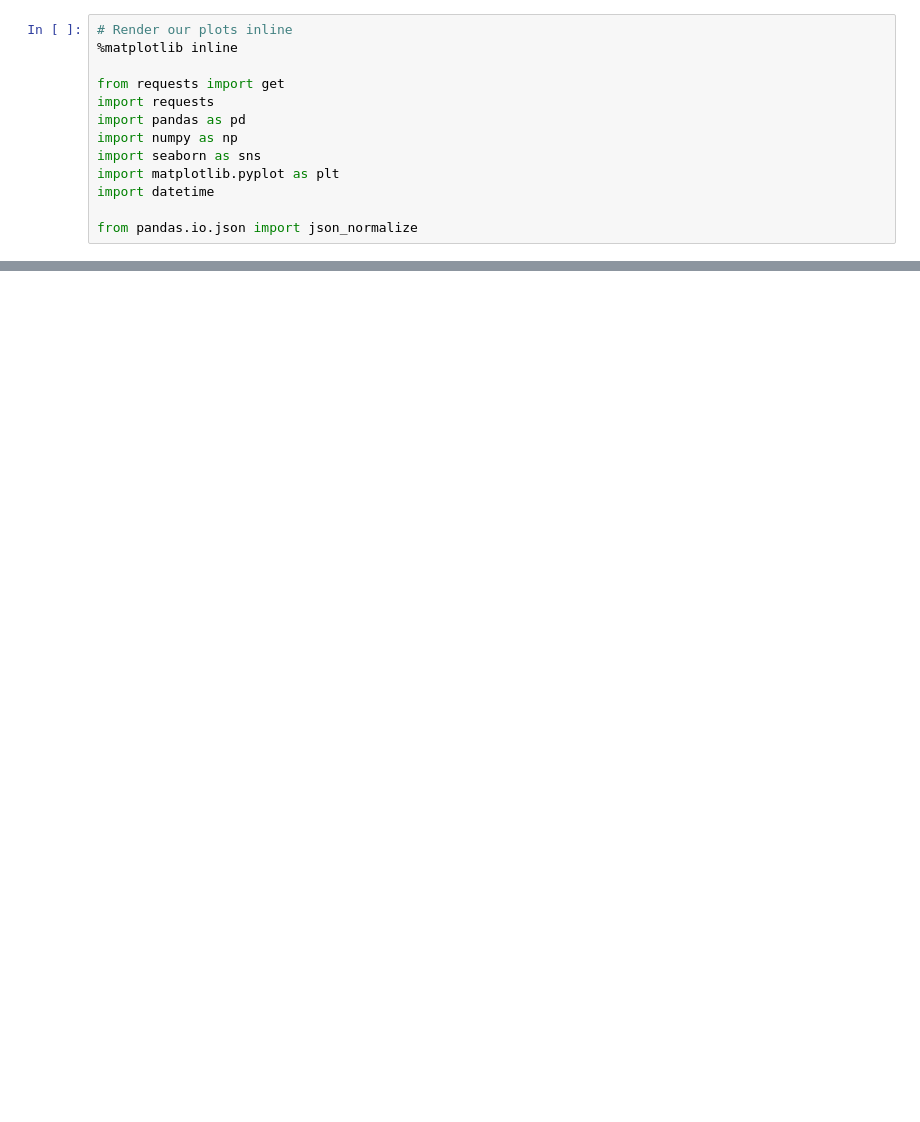
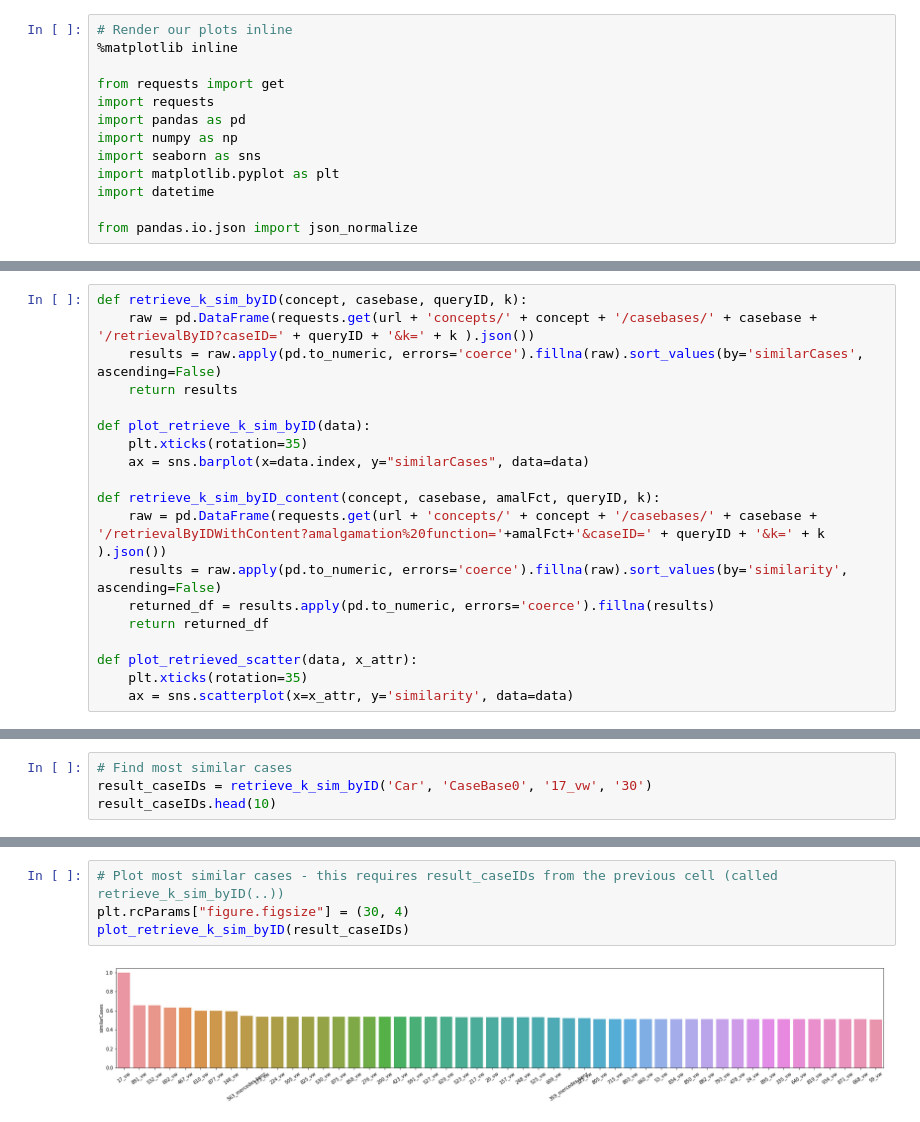
Before and after one commit to ntnu-ai-lab/mycbr-sample-python, a Jupyter notebook: QueryMyCBR.ipynb, the cells around one changed output, grey strips where cells are left out. Cells and saved outputs as stored; diff of their text form; blank space fills up the shorter version.

```diff
--- a/QueryMyCBR.ipynb
+++ b/QueryMyCBR.ipynb
@@ -72,0 +135,19 @@ retrieve_k_sim('Car', 'CaseBase0', '441_audi', '5')
+# %%
+def retrieve_k_sim_byID(concept, casebase, queryID, k):
+    raw = pd.DataFrame(requests.get(url + 'concepts/' + concept + '/casebases/' + casebase + '/retrievalByID?caseID=' + queryID + '&k=' + k ).json())
+    results = raw.apply(pd.to_numeric, errors='coerce').fillna(raw).sort_values(by='similarCases', ascending=False)
+    return results
+
+def plot_retrieve_k_sim_byID(data):
+    plt.xticks(rotation=35)
+    ax = sns.barplot(x=data.index, y="similarCases", data=data)
+
+def retrieve_k_sim_byID_content(concept, casebase, amalFct, queryID, k):
+    raw = pd.DataFrame(requests.get(url + 'concepts/' + concept + '/casebases/' + casebase + '/retrievalByIDWithContent?amalgamation%20function='+amalFct+'&caseID=' + queryID + '&k=' + k ).json())
+    results = raw.apply(pd.to_numeric, errors='coerce').fillna(raw).sort_values(by='similarity', ascending=False)
+    returned_df = results.apply(pd.to_numeric, errors='coerce').fillna(results)
+    return returned_df
+
+def plot_retrieved_scatter(data, x_attr):
+    plt.xticks(rotation=35)
+    ax = sns.scatterplot(x=x_attr, y='similarity', data=data)
@@ -72,0 +156,4 @@ retrieve_k_sim('Car', 'CaseBase0', '441_audi', '5')
+# %%
+# Find most similar cases
+result_caseIDs = retrieve_k_sim_byID('Car', 'CaseBase0', '17_vw', '30')
+result_caseIDs.head(10)
@@ -72,0 +172,6 @@ retrieve_k_sim('Car', 'CaseBase0', '441_audi', '5')
+# %%
+# Plot most similar cases - this requires result_caseIDs from the previous cell (called retrieve_k_sim_byID(..))
+plt.rcParams["figure.figsize"] = (30, 4)
+plot_retrieve_k_sim_byID(result_caseIDs)
+# %% [output]
+[figure, added]
```
Also changed, not shown: parts of 30 cells of this notebook.
